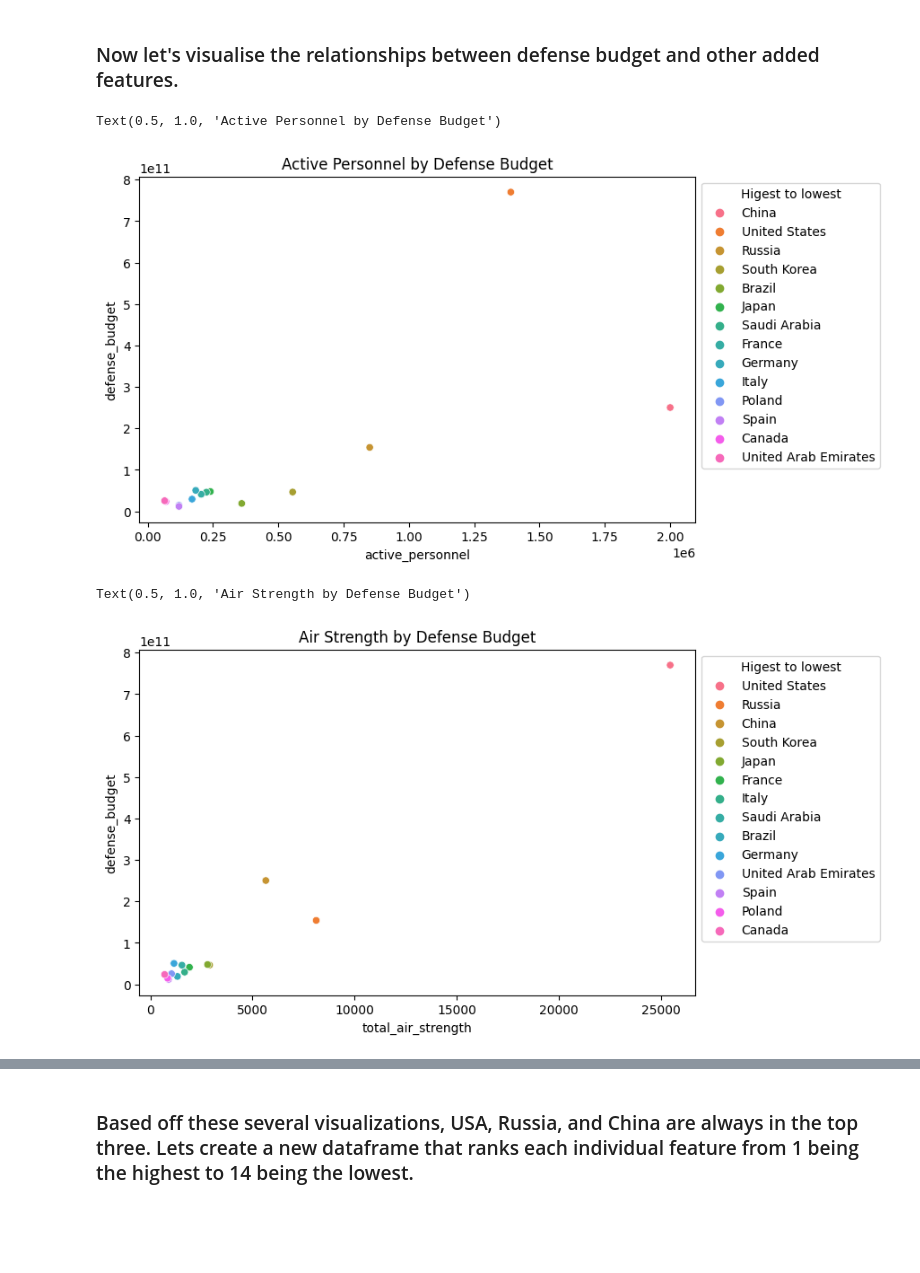
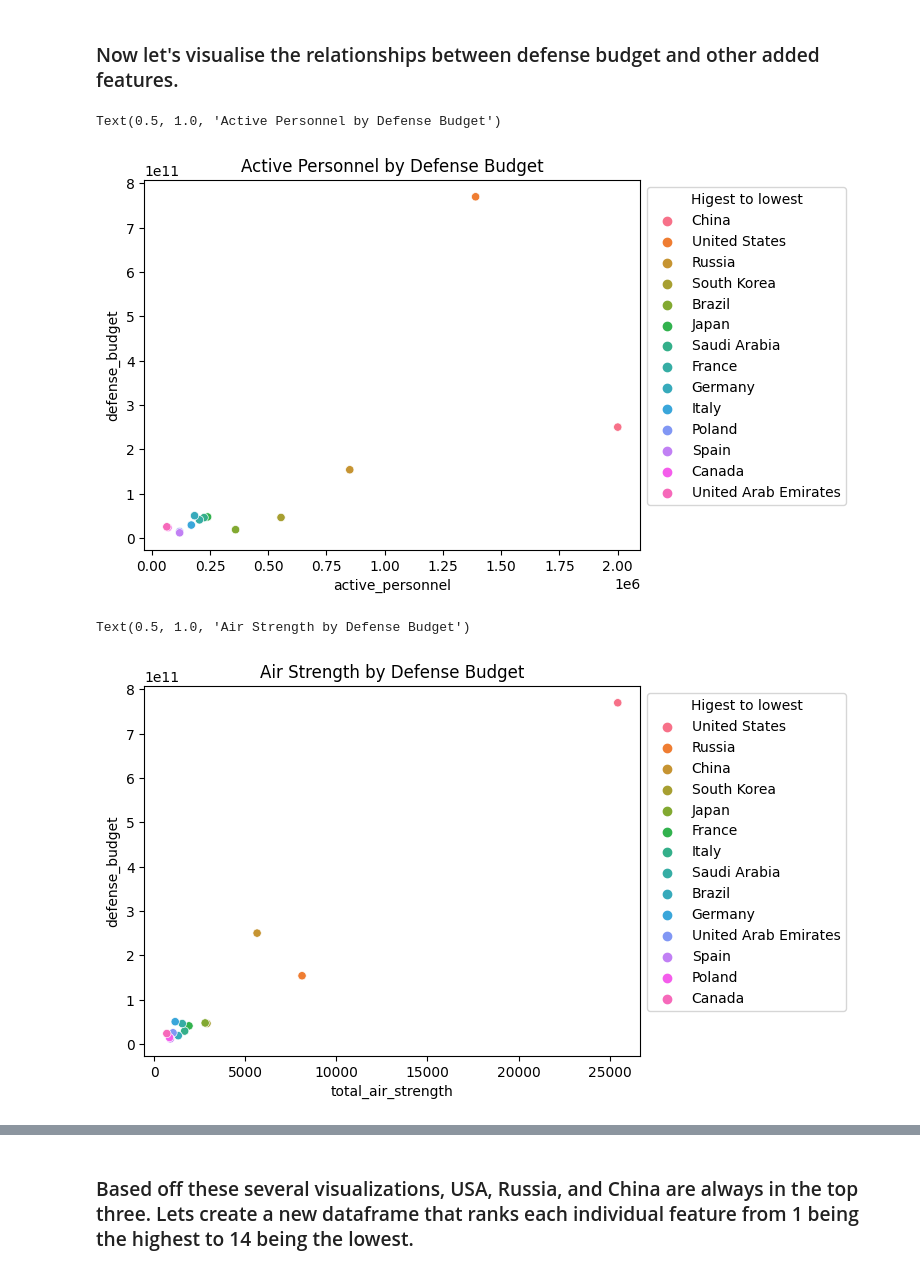
Before and after one commit to raycerna/military-firepower, a Jupyter notebook: final_report.ipynb, the cells around one changed output, grey strips where cells are left out. Cells and saved outputs as stored; diff of their text form; code cells hidden in the pictures; blank space fills up the shorter version.

```diff
--- a/final_report.ipynb
+++ b/final_report.ipynb
@@ -117,23 +120,21 @@ sns.heatmap(train.corr(),annot=True, cmap='cubehelix')
 ### Now let's visualise the relationships between defense budget and other added features.
 # %%
 # plots total population by defense budget with hue of country.
-plt.figure(figsize = (8,5))
 sns.scatterplot(x='active_personnel', y='defense_budget', hue='country',
                 data=train.sort_values('active_personnel',ascending=False))
 plt.legend(loc = 2, bbox_to_anchor = (1,1), title='Higest to lowest')
 plt.title("Active Personnel by Defense Budget")
 # %% [output]
 Text(0.5, 1.0, 'Active Personnel by Defense Budget')
-[figure, old version]
+[figure, new version]
 # %%
 # plots air strength by defense budget with hue of country.
-plt.figure(figsize = (8,5))
 sns.scatterplot(x='total_air_strength', y='defense_budget', hue='country',
                 data=train.sort_values('total_air_strength',ascending=False))
 plt.legend(loc = 2, bbox_to_anchor = (1,1), title='Higest to lowest')
 plt.title("Air Strength by Defense Budget")
 # %% [output]
 Text(0.5, 1.0, 'Air Strength by Defense Budget')
-[figure, old version]
+[figure, new version]
 # %%
 # plots total sea strength by defense budget with hue of country.
```
Also changed, not shown: parts of 44 cells of this notebook.
